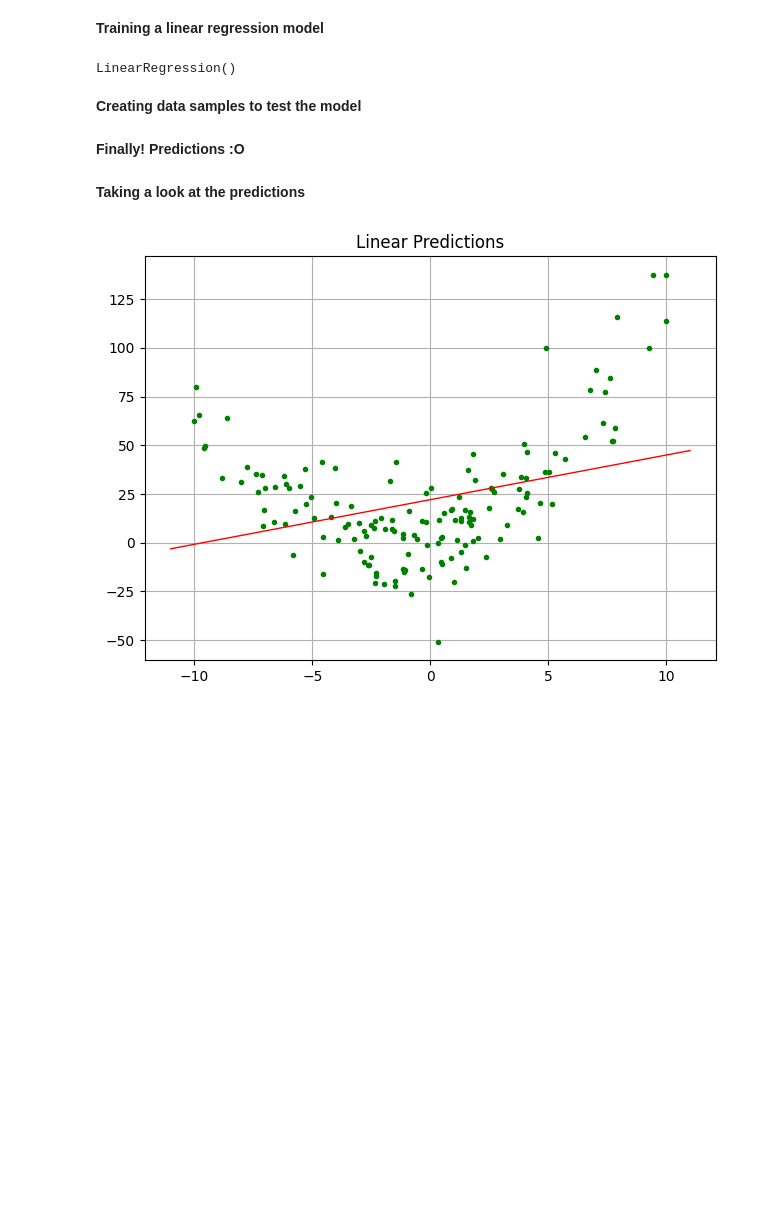
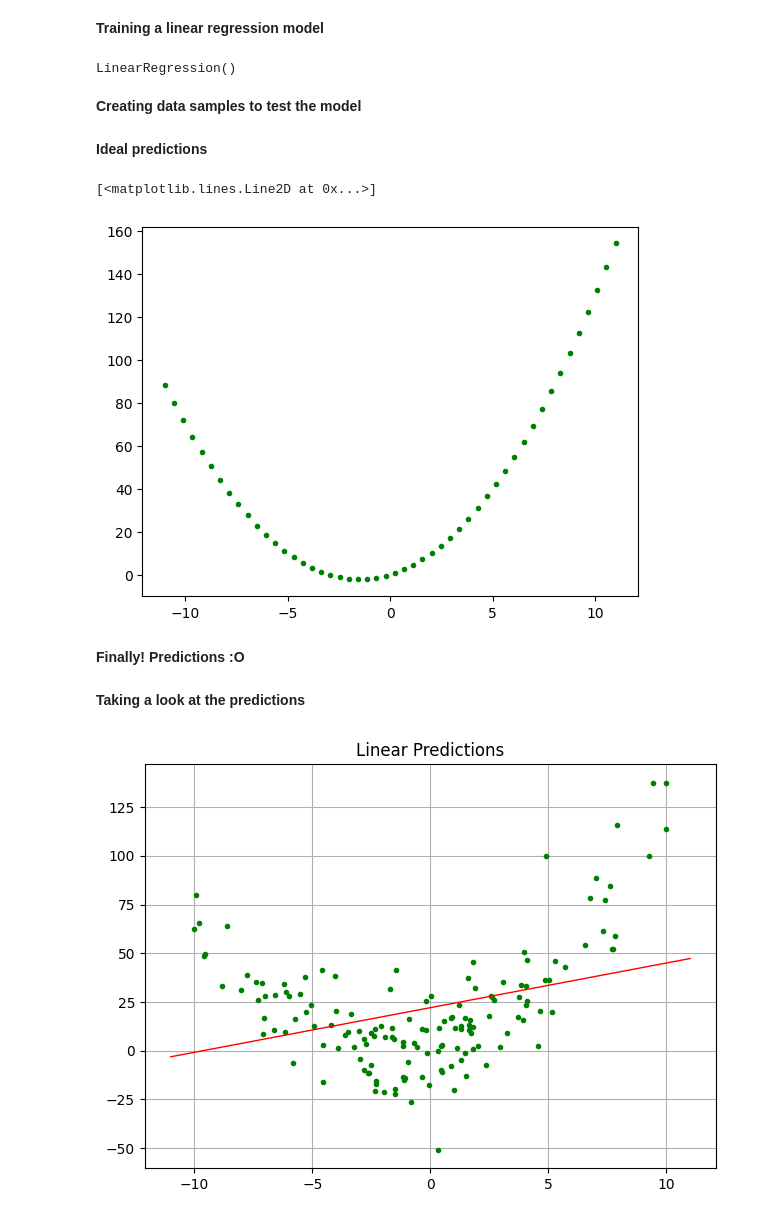
Before and after one commit to Parth-Agarwal216/Starting_ML, a Jupyter notebook: regression.ipynb, the cells around one changed output. Saved outputs shown, nothing was run; the diff lists cells and outputs as text; code cells hidden in the pictures; blank space fills up the shorter version.

Commit message:
added y_test

```diff
--- a/regression.ipynb
+++ b/regression.ipynb
@@ -33,6 +33,14 @@ LinearRegression()
 # %%
 X_test = np.linspace(-11, 11, 50)
 X_test = X_test.reshape(50,1)
+# %% [markdown]
+**Ideal predictions**
+# %%
+y_test = X_test**2 + 3*X_test
+plt.plot(X_test, y_test, 'g.')
+# %% [output]
+[<matplotlib.lines.Line2D at 0x...>]
+[figure, added]
 # %% [markdown]
 **Finally! Predictions :O**
 # %%
```
